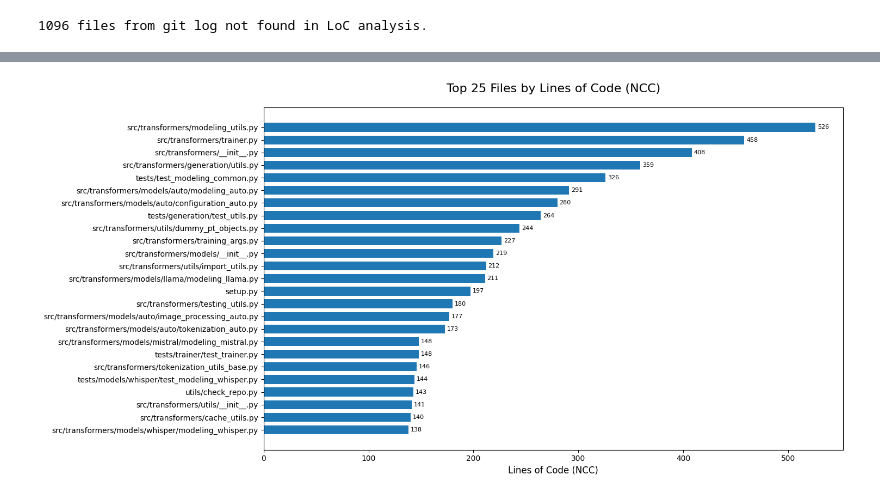
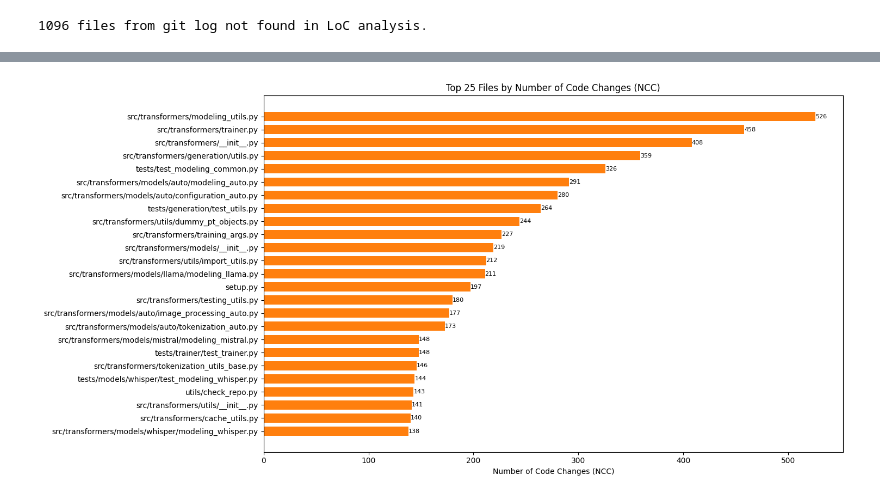
Before and after one commit to Cindylliu/FSS_Assignment_1, a Jupyter notebook: assignment.ipynb, the cells around one changed output, grey strips where cells are left out. Saved outputs shown, nothing was run; the diff lists cells and outputs as text; code cells hidden in the pictures.

Commit message:
visualizations in task 2, pending work still

```diff
--- a/assignment.ipynb
+++ b/assignment.ipynb
@@ -421,66 +398,45 @@ plot_top_loc(file_stats, top_n=25)
 # %%
-def plot_top_ncc(stats_dict, top_n=100):
-    """
-    Sorts file statistics by 'ncc' in descending order and plots the top N
-    entries as a horizontal bar chart.
+top_ncc_files = set()
 
-    Args:
-        stats_dict (dict): The input dictionary of file statistics.
-        top_n (int): The number of entries to plot.
-    """
-    # 1. Convert the dictionary items into a list of (filename, ncc_value) tuples
-    # This is done by extracting the 'ncc' value from the inner dictionary.
-    data_list = [(filename, details["ncc"])
-                 for filename, details in stats_dict.items()]
-
-    # 2. Sort the list by 'ncc' (the second element, index 1) in reverse order.
-    # The `key=lambda x: x[1]` specifies that sorting should use the NCC value.
+def plot_top_ncc(stats_dict, top_n=25):
+    # Convert the dictionary items into a list
+    data_list = [(filename, details["ncc"]) for filename, details in stats_dict.items()]
     sorted_data = sorted(data_list, key=lambda item: item[1], reverse=True)
-
-    # 3. Select the top N entries
     top_data = sorted_data[:top_n]
 
     # Separate the data into filenames (labels) and NCC values (bars)
     filenames = [item[0] for item in top_data]
+    top_ncc_files.update(filenames)
     ncc_values = [item[1] for item in top_data]
 
-    # Handle the case where the input dictionary has less than top_n entries
-    actual_n = len(top_data)
-    if actual_n == 0:
-        print("Error: The input dictionary is empty.")
-        return
-
-    # --- Plotting ---
-
     # Create the figure and axes
-    # We use a larger figure size for better readability, especially for 100 bars.
-    fig, ax = plt.subplots(figsize=(15, actual_n * 0.3)) # Height is dynamic based on number of bars
+    fig, ax = plt.subplots(figsize=(15, top_n * 0.3))  # Height is dynamic based on number of bars
 
     # Create the horizontal bar chart
-    bars = ax.barh(filenames, ncc_values, color='#1f77b4', height=0.7) # 'barh' for horizontal bars
+    bars = ax.barh(filenames, ncc_values, color="tab:orange", height=0.7)
 
-    # Add title and labels
-    ax.set_title(f"Top {actual_n} Files by Lines of Code (NCC)", fontsize=16, pad=20)
-    ax.set_xlabel("Lines of Code (NCC)", fontsize=12)
+    ax.set_title(f"Top {top_n} Files by Number of Code Changes (NCC)")
+    ax.set_xlabel("Number of Code Changes (NCC)")
 
-    # Adjust y-axis: filenames should be at the bottom for the highest NCC
     ax.invert_yaxis()  # Put highest NCC files (which are first in the list) at the top
 
-    # Improve layout for better readability of long file names
     plt.tight_layout()
 
-    # Optional: Add NCC values on the bars for clarity
+    # Add NCC values on the bars
     for bar in bars:
-        ax.text(bar.get_width() + 2,  # x position (slightly to the right of the bar)
-                bar.get_y() + bar.get_height()/2, # y position (center of the bar)
-                f'{bar.get_width():,}',           # The text (NCC value with comma)
-                va='center',                      # Vertical alignment
-                fontsize=8,
-                color='black')
+        ax.text(
+            bar.get_width(),  # x position
+            bar.get_y() + bar.get_height() / 2,  # y position (center of the bar)
+            f"{bar.get_width():,}",  # The text (NCC value with comma)
+            va="center",  # Vertical alignment
+            fontsize=8,
+            color="black",
+        )
 
     # Display the plot
     plt.show()
 
+
 plot_top_ncc(file_stats, top_n=25)
 # %% [output]
-[figure, old version]
+[figure, new version]
```
Also changed, not shown: parts of 8 cells of this notebook.
